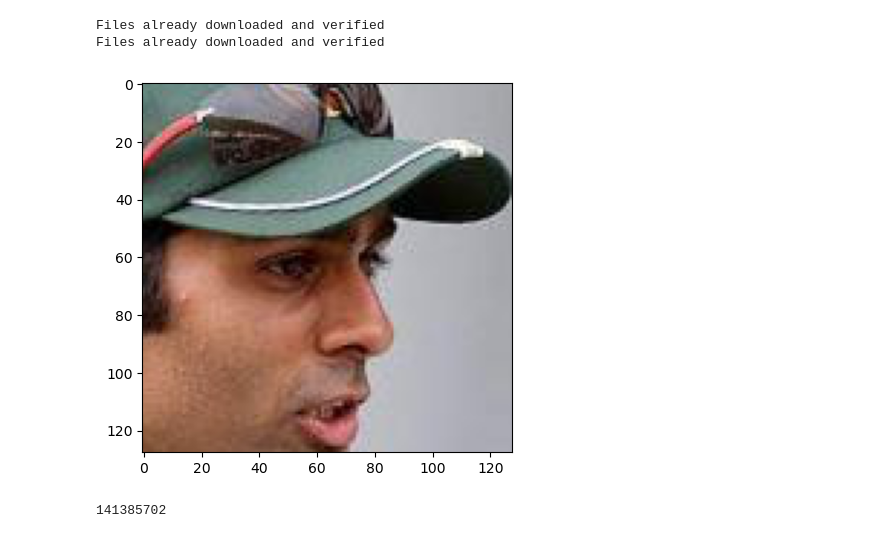
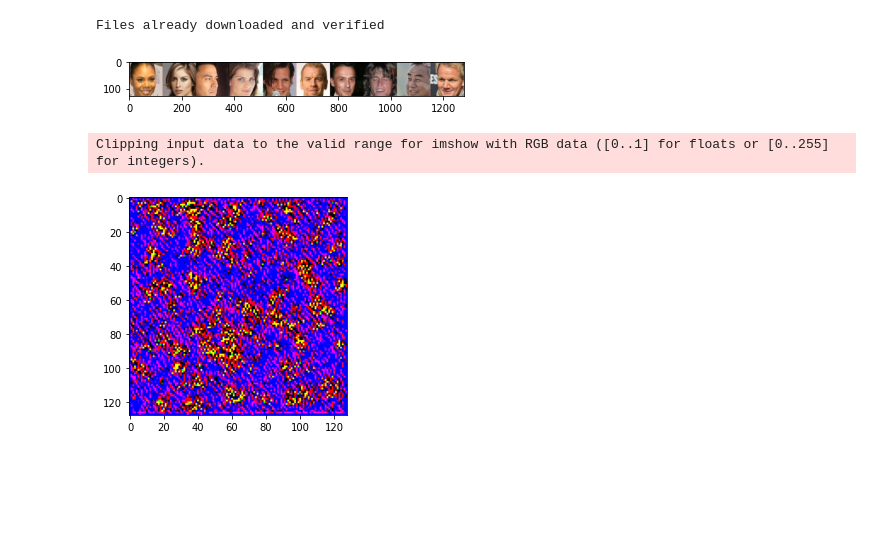
Before and after one commit to hipniusF/ml-problems, a Jupyter notebook: generative/diffusion/diffusion_model-celeba-generation.ipynb, the cells around one changed output. Saved outputs shown, nothing was run; the diff lists cells and outputs as text; code cells hidden in the pictures; blank space fills up the shorter version.

```diff
--- a/generative/diffusion/diffusion_model-celeba-generation.ipynb
+++ b/generative/diffusion/diffusion_model-celeba-generation.ipynb
@@ -19,32 +21,25 @@ train_set = CelebA('./dataset', split='train', transform=Compose([
         ToTensor(),
         Normalize(.5, .5),
     ]), download=True)
-
-val_set = CelebA('./dataset', split='test', transform=Compose([
-        CenterCrop((128, 128)),
-        ToTensor(),
-        Normalize(.5, .5),
-    ]), download=True)
 # %% [output]
 Files already downloaded and verified
-Files already downloaded and verified
 # %%
 def showimgs(imgs):
     #plt.figure(figsize=(20, 10))
     imgs = imgs.movedim((0, 2, 3, 1), (0, 1, 2, 3))
-    imgs = np.concatenate(imgs.detach().numpy().tolist(), axis=1)
+    imgs = np.concatenate(imgs.detach().cpu().numpy().tolist(), axis=1)
     imgs = (imgs + 1)/2
     plt.imshow(imgs)
 
 
 #img, label = train_set[np.random.randint(0, len(train_set))]
 
-BS = 64
+BS = 32
 train_loader = DataLoader(train_set, batch_size=BS, shuffle=True)
 batch, _ = next(iter(train_loader))
 showimgs(batch[:10])
 # %% [output]
-[figure, old version]
+[figure, new version]
 # %%
 from model import DenoisingDiffusion
 import os
@@ -63,8 +61,9 @@ def get_model():
-# %%
-model = get_model()
-n = model.forward_process(batch)
-#showimgs(n)
-#showimgs(img := model.backward_process(n))
-sum(param.numel() for param in model.parameters())
-# %% [output]
-141385702
+# %%
+model = get_model()
+model.load_state_dict(old_model.state_dict())
+model.epoch = 5 #old_model.epoch
+img = model.backward_process(torch.randn((1, 3, 128, 128)).to(dev))
+showimgs(img)
+# %% [output]
+Clipping input data to the valid range for imshow with RGB data ([0..1] for floats or [0..255] for integers).
+[figure, added]
```
Also changed, not shown: parts of 4 cells of this notebook, 1 other file.
